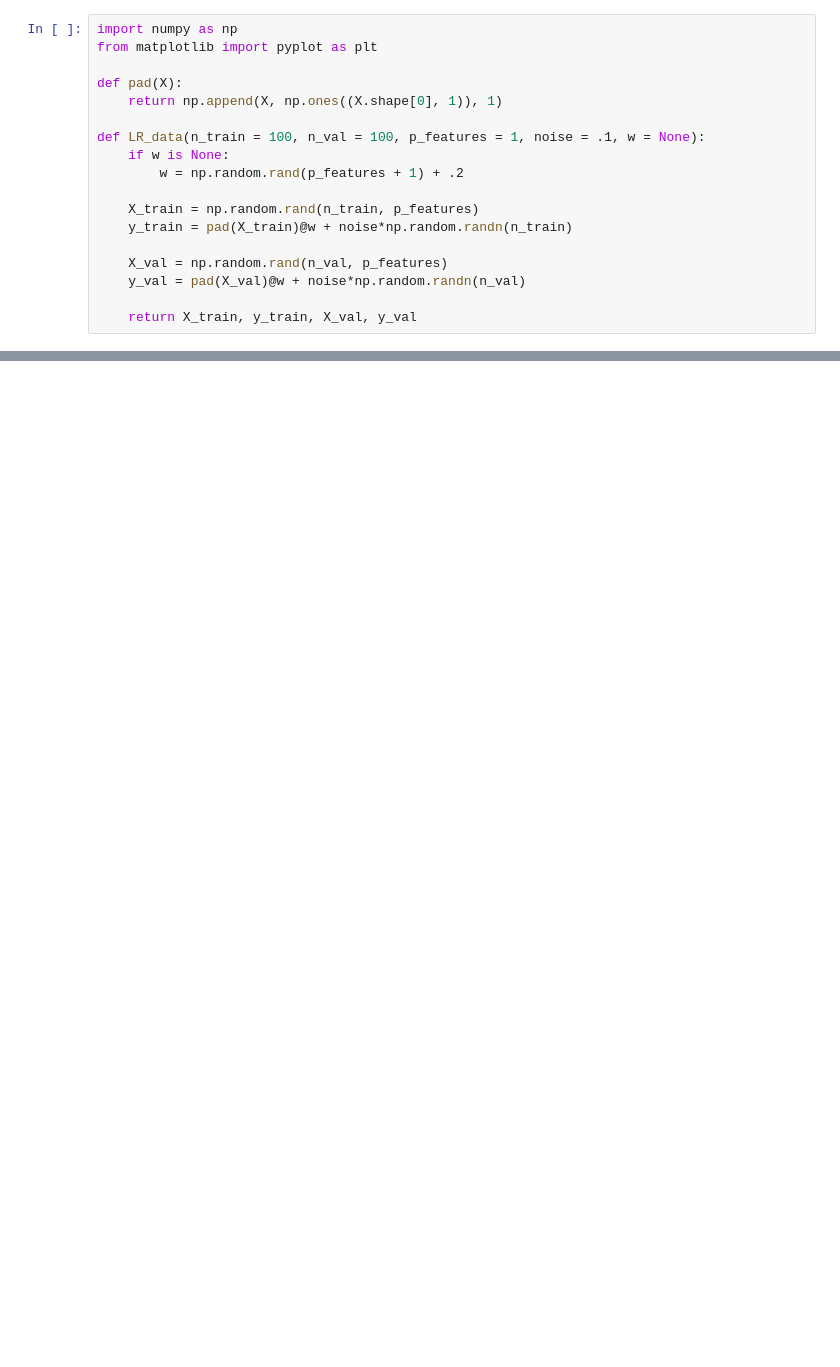
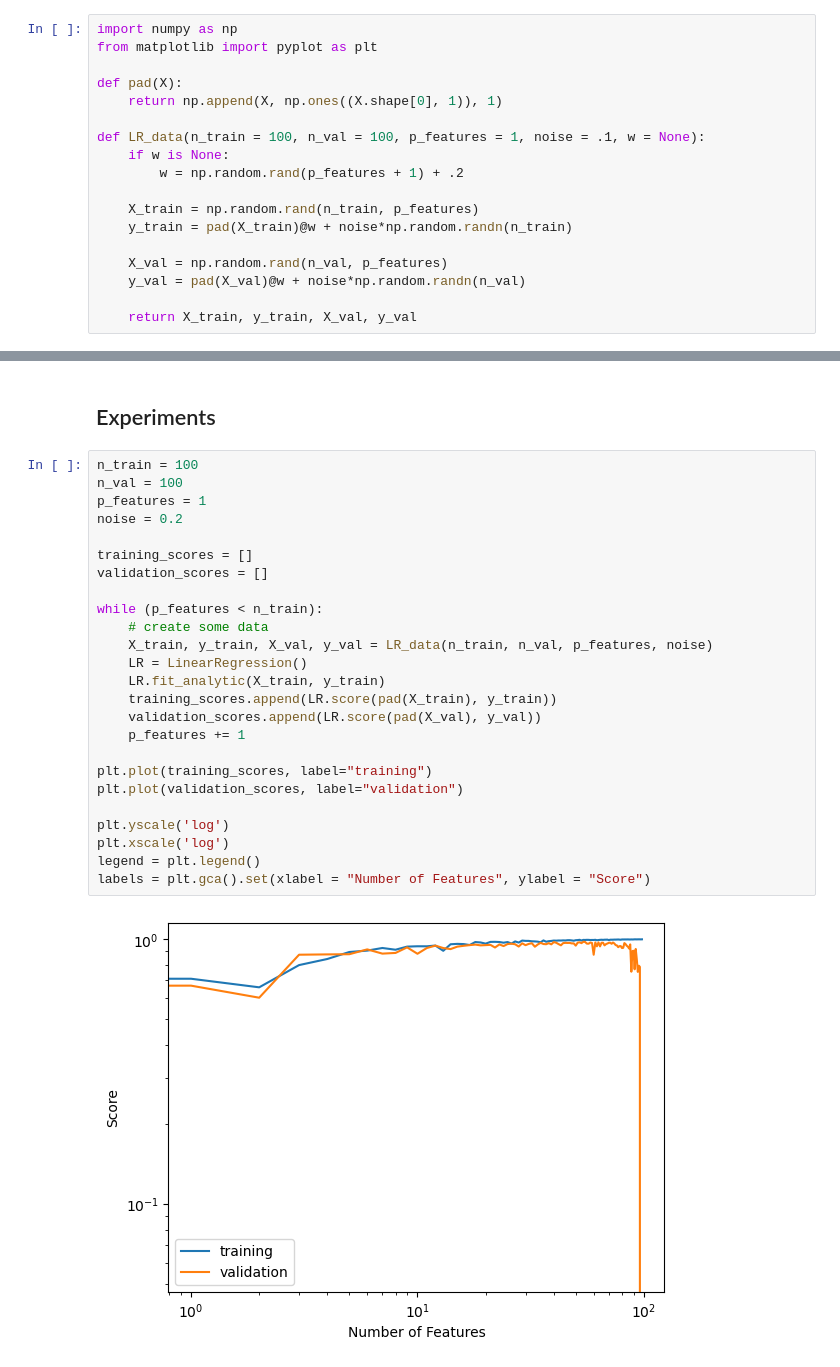
Before and after one commit to KatieMacalintal/KatieMacalintal.github.io, a Jupyter notebook: posts/linear-regression/index.ipynb, the cells around one changed output, grey strips where cells are left out. Saved outputs shown, nothing was run; the diff lists cells and outputs as text; blank space fills up the shorter version.

```diff
--- a/posts/linear-regression/index.ipynb
+++ b/posts/linear-regression/index.ipynb
@@ -131,0 +76,29 @@ labels = plt.gca().set(xlabel = "Iteration", ylabel = "Score")
+# %% [markdown]
+## Experiments
+# %%
+n_train = 100
+n_val = 100
+p_features = 1
+noise = 0.2
+
+training_scores = []
+validation_scores = []
+
+while (p_features < n_train):
+    # create some data
+    X_train, y_train, X_val, y_val = LR_data(n_train, n_val, p_features, noise)
+    LR = LinearRegression()
+    LR.fit_analytic(X_train, y_train)
+    training_scores.append(LR.score(pad(X_train), y_train))
+    validation_scores.append(LR.score(pad(X_val), y_val))
+    p_features += 1
+
+plt.plot(training_scores, label="training")
+plt.plot(validation_scores, label="validation")
+
+plt.yscale('log')
+plt.xscale('log')
+legend = plt.legend()
+labels = plt.gca().set(xlabel = "Number of Features", ylabel = "Score")
+# %% [output]
+[figure, added]
```
Also changed, not shown: parts of 15 cells of this notebook, 20 other files.
